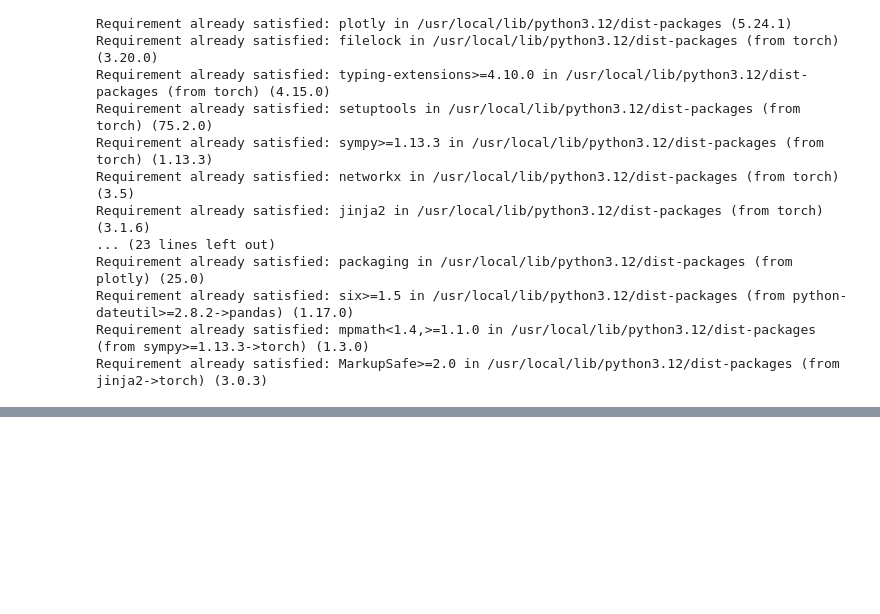
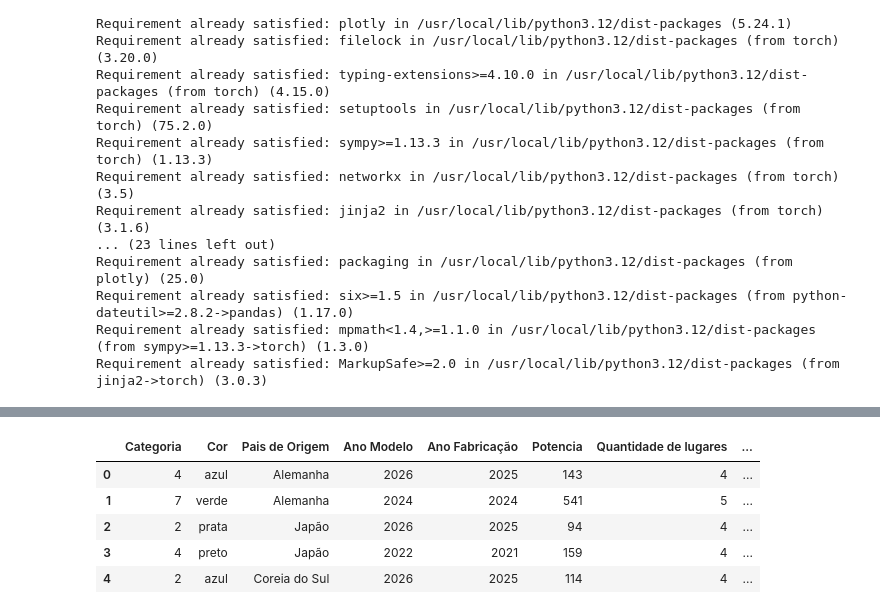
Before and after one commit to rocketseat-education/ia-aplicada, a Jupyter notebook: deep learning 2/Lab_8_DL_DeepLearning2.ipynb, the cells around one changed output, grey strips where cells are left out. Cells and saved outputs as stored; diff of their text form; code cells hidden in the pictures; blank space fills up the shorter version.

```diff
--- a/deep learning 2/Lab_8_DL_DeepLearning2.ipynb
+++ b/deep learning 2/Lab_8_DL_DeepLearning2.ipynb
@@ -20,0 +65,10 @@ Requirement already satisfied: MarkupSafe>=2.0 in /usr/local/lib/python3.12/dist
+# %%
+# Visualizar primeiras linhas
+df_veiculos.head()
+# %% [output]
+|  | Categoria | Cor | Pais de Origem | Ano Modelo | Ano Fabricação | Potencia | Quantidade de lugares | ... |
+| 0 | 4 | azul | Alemanha | 2026 | 2025 | 143 | 4 | ... |
+| 1 | 7 | verde | Alemanha | 2024 | 2024 | 541 | 5 | ... |
+| 2 | 2 | prata | Japão | 2026 | 2025 | 94 | 4 | ... |
+| 3 | 4 | preto | Japão | 2022 | 2021 | 159 | 4 | ... |
+| 4 | 2 | azul | Coreia do Sul | 2026 | 2025 | 114 | 4 | ... |
```
Also changed, not shown: parts of 8 cells of this notebook.
